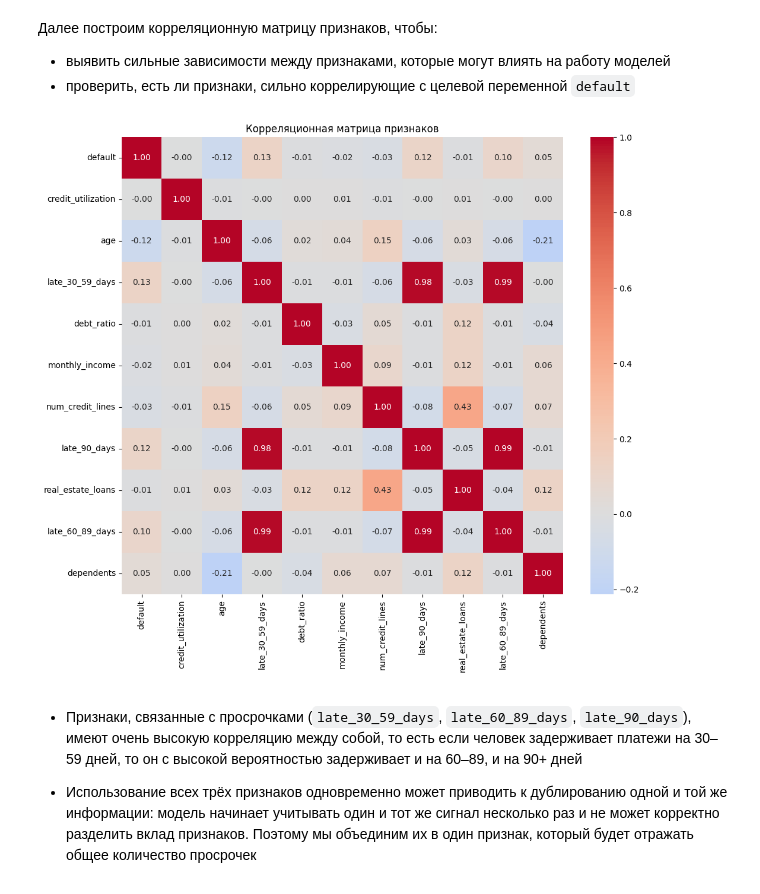
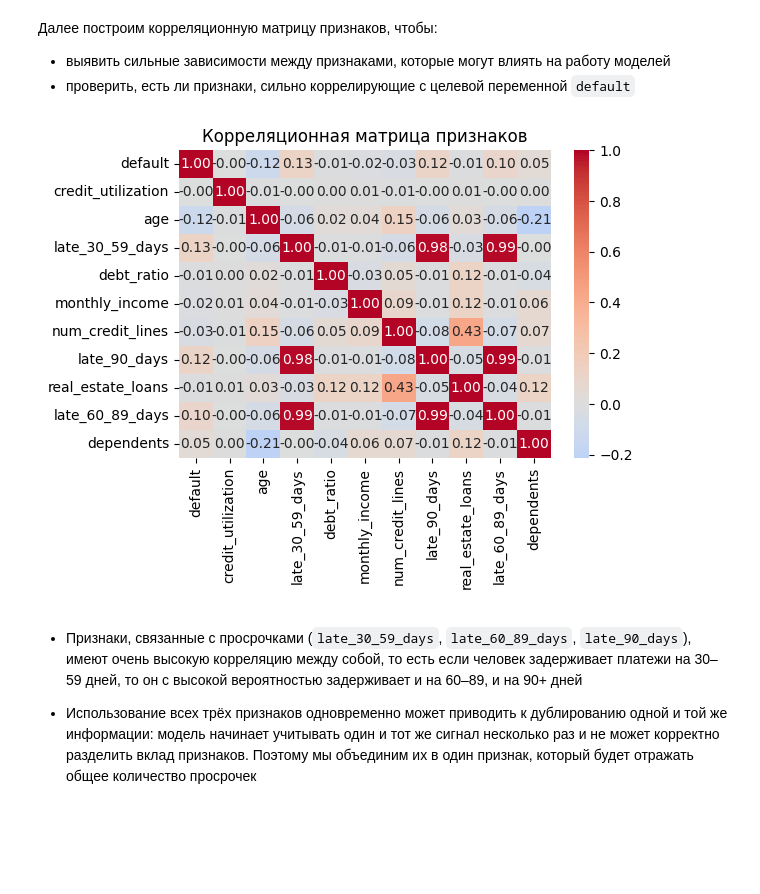
Before and after one commit to tayaland1514/statprak_hw, a Jupyter notebook: EDA.ipynb, the cells around one changed output. Drawn from its saved outputs; the diff is of its cells as text; code cells hidden in the pictures; blank space fills up the shorter version.

```diff
--- a/EDA.ipynb
+++ b/EDA.ipynb
@@ -19,7 +19,7 @@ https://www.kaggle.com/c/GiveMeSomeCredit/data
 # %%
 import pandas as pd
 
-df = pd.read_csv("datasets/cs-training.csv")
+df = pd.read_csv("cs-training.csv")
 # %% [markdown]
 Переименовываем часть столбцов, чтобы было понятно, что означает каждый из них
 # %%
@@ -72,23 +72,23 @@ df.head()
 # %%
 import seaborn as sns
 import matplotlib.pyplot as plt
 import numpy as np
 
 cols_to_check = [
     'default', 'credit_utilization', 'age',
     'late_30_59_days', 'debt_ratio', 'monthly_income',
     'num_credit_lines', 'late_90_days', 'real_estate_loans',
     'late_60_89_days', 'dependents'
 ]
 
-plt.figure(figsize=(12, 10))
+plt.figure(figsize=(6, 4))
 corr_matrix = df[cols_to_check].corr()
 
 sns.heatmap(corr_matrix, annot=True, fmt=".2f", cmap='coolwarm', center=0)
 plt.title("Корреляционная матрица признаков")
 plt.show()
 # %% [output]
-[figure, old version]
+[figure, new version]
 # %% [markdown]
 - Признаки, связанные с просрочками (`late_30_59_days`, `late_60_89_days`, `late_90_days`), имеют очень высокую корреляцию между собой, то есть если человек задерживает платежи на 30–59 дней, то он с высокой вероятностью задерживает и на 60–89, и на 90+ дней
 
```
Also changed, not shown: parts of 6 cells of this notebook.
